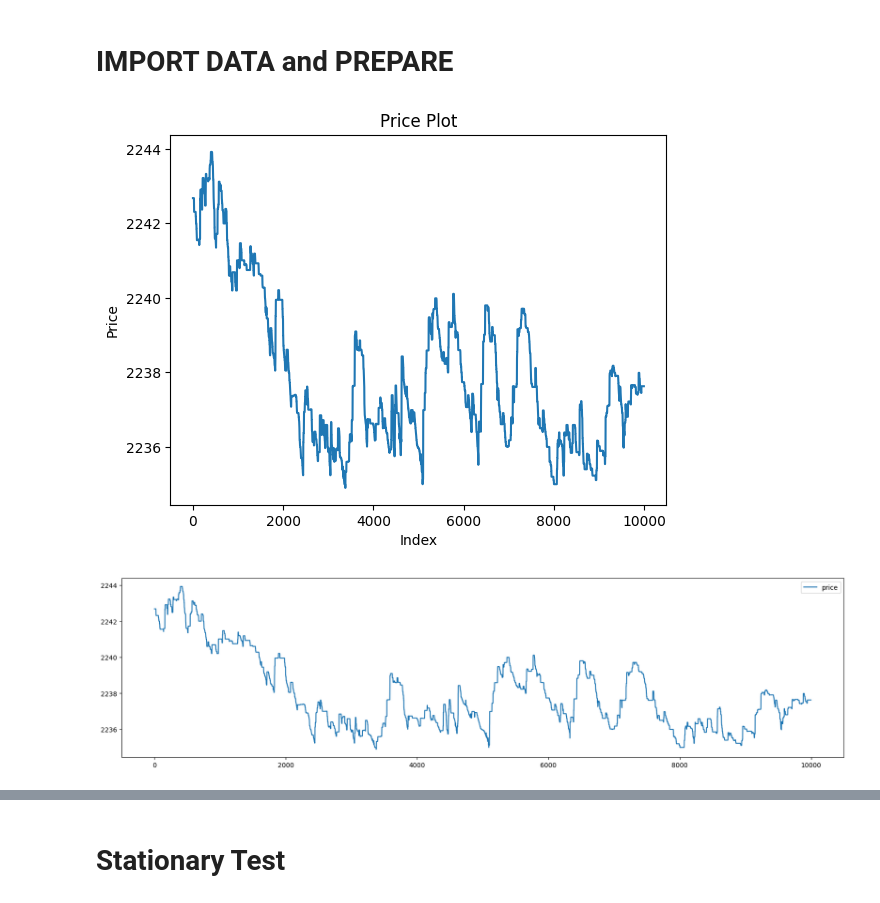
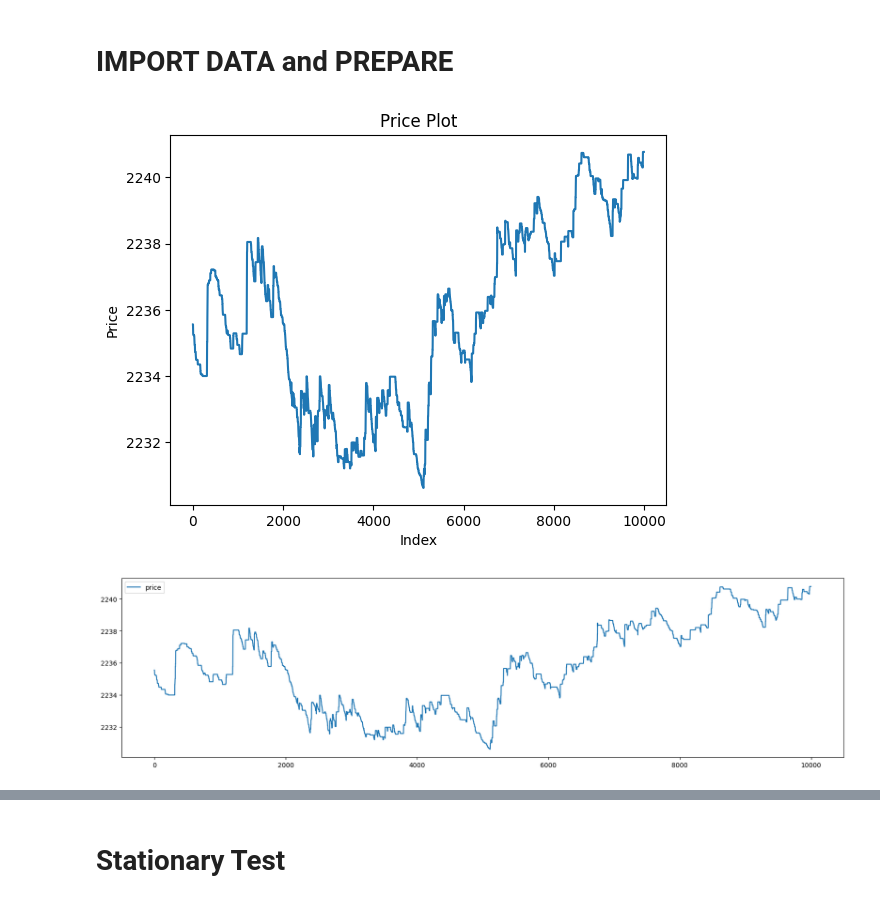
Before and after one commit to Surawich2021/DADS6005_ETH_Price_Prediction, a Jupyter notebook: ETH_ARIMA.ipynb, the cells around one changed output, grey strips where cells are left out. Cells and saved outputs as stored; diff of their text form; code cells hidden in the pictures.

```diff
--- a/ETH_ARIMA.ipynb
+++ b/ETH_ARIMA.ipynb
@@ -55,36 +55,28 @@ warnings.filterwarnings("ignore", category=RuntimeWarning, module="pyarrow")
 # %% [markdown]
 # IMPORT DATA and PREPARE
 # %%
-"""
-df = pd.read_csv('https://raw.githubusercontent.com/AileenNielsen/TimeSeriesAnalysisWithPython/master/data/AirPassengers.csv',
-                 parse_dates = ['Month'], index_col = ['Month'])
-df.head()
-plt.xlabel('Month')
-plt.ylabel('Number of air passengers')
-plt.plot(df);
-"""
-
 # path = "Path ที่นำทางไปสู่ไฟล์ Dataset ที่ต้องการ"
 cols = ['id','price','qty','amount','period','bid','offer']
-path = "/content/ETHUSDT-trades-2024-01-04.csv"
+#path = "/content/ETHUSDT-trades-2024-01-04.csv"
+#path = "/content/ETHUSDT-trades-2024-01-05.csv"
+path = "/content/ETHUSDT-trades-2024-01-06.csv"
 df = pd.read_csv(path, names=cols)
 
 df['period'] = pd.to_datetime(df['period'], unit='ms', errors='coerce')
 df = df[df['bid'] == True]
 df = df[ ['id', 'price'] ]
 df = df.tail(10000).reset_index(drop=True)
 
 df
 #Plot the 'price' column
 plt.plot(df['price'])
 plt.xlabel('Index')
 plt.ylabel('Price')
 plt.title('Price Plot')
 plt.show()
 # %% [output]
-[figure, old version]
+[figure, new version]
 # %%
-#df['Passengers'].plot(figsize = (20, 5), legend = True);
 df['price'].plot(figsize = (20, 5), legend = True);
 # %% [output]
-[figure, old version]
+[figure, new version]
```
Also changed, not shown: parts of 19 cells of this notebook, 2 other files.
